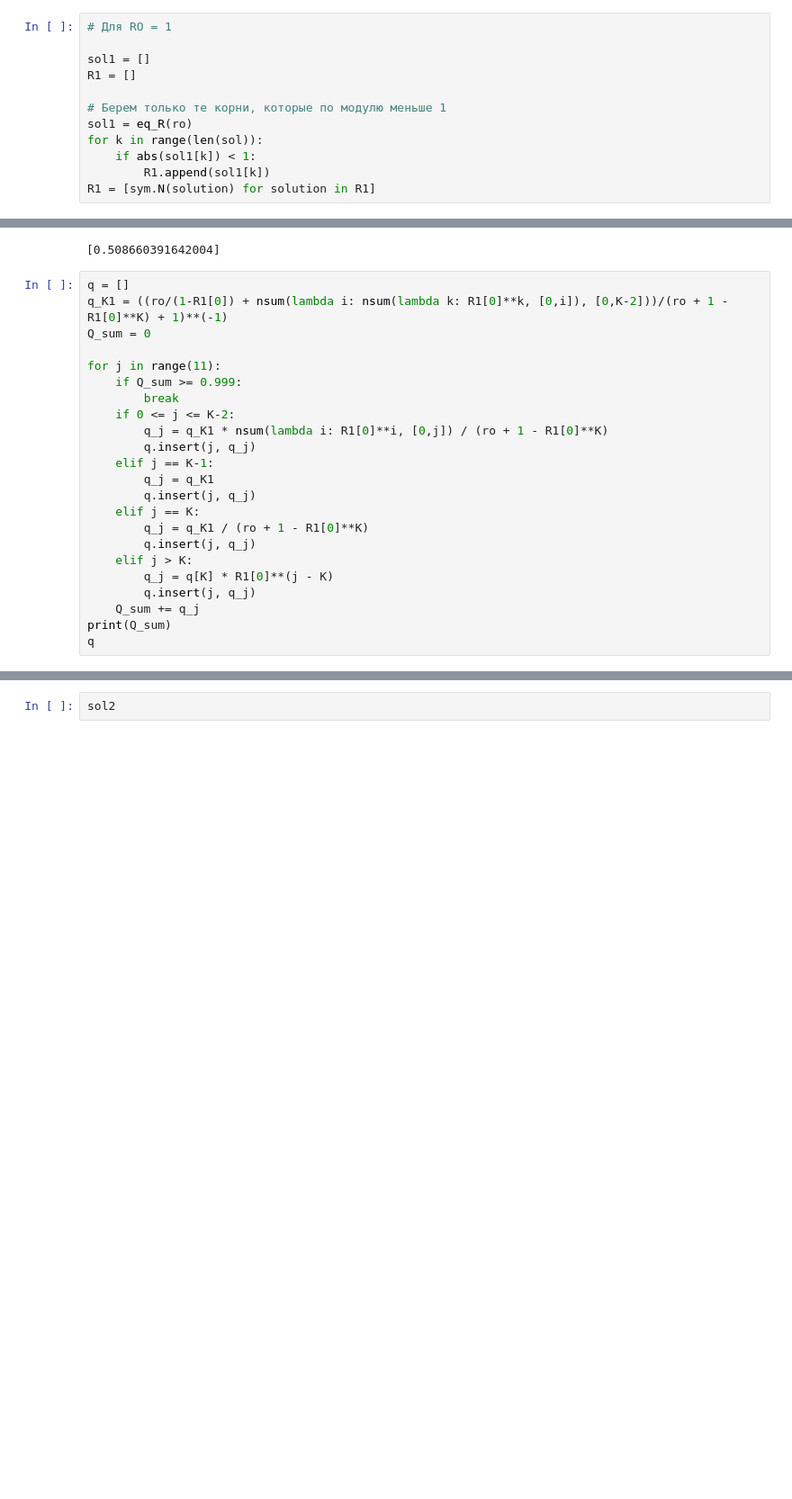
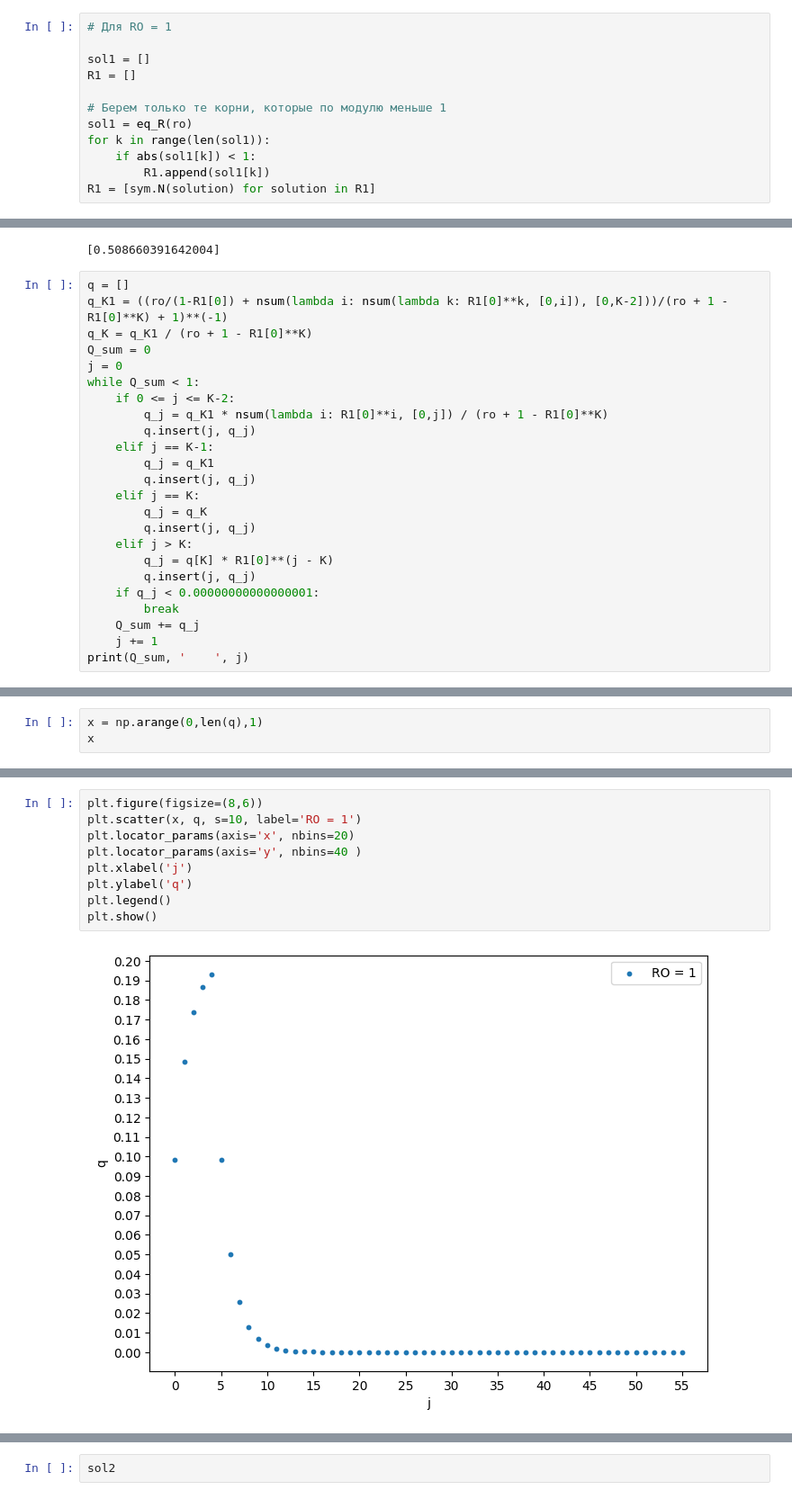
Before and after one commit to UlyaMorozova/kenkyuu, a Jupyter notebook: taihen-Copy2.ipynb, the cells around one changed output, grey strips where cells are left out. Shown: that part at 90% size. Drawn from its saved outputs; the diff is of its cells as text; blank space fills up the shorter version.

```diff
--- a/taihen-Copy2.ipynb
+++ b/taihen-Copy2.ipynb
@@ -24,7 +24,7 @@ R1 = []
 
 # Берем только те корни, которые по модулю меньше 1
 sol1 = eq_R(ro)
-for k in range(len(sol)):
+for k in range(len(sol1)):
     if abs(sol1[k]) < 1:
         R1.append(sol1[k])
 R1 = [sym.N(solution) for solution in R1]
@@ -35,11 +35,10 @@ R1
 # %%
 q = []
 q_K1 = ((ro/(1-R1[0]) + nsum(lambda i: nsum(lambda k: R1[0]**k, [0,i]), [0,K-2]))/(ro + 1 - R1[0]**K) + 1)**(-1)
+q_K = q_K1 / (ro + 1 - R1[0]**K)
 Q_sum = 0
-
-for j in range(11):
-    if Q_sum >= 0.999:
-        break
+j = 0
+while Q_sum < 1:
     if 0 <= j <= K-2:
         q_j = q_K1 * nsum(lambda i: R1[0]**i, [0,j]) / (ro + 1 - R1[0]**K)
         q.insert(j, q_j)
@@ -47,12 +46,14 @@ for j in range(11):
         q_j = q_K1
         q.insert(j, q_j)
     elif j == K:
-        q_j = q_K1 / (ro + 1 - R1[0]**K)
+        q_j = q_K
         q.insert(j, q_j)
     elif j > K:
         q_j = q[K] * R1[0]**(j - K)
         q.insert(j, q_j)
+    if q_j < 0.00000000000000001:
+        break
     Q_sum += q_j
-print(Q_sum)
-q
+    j += 1
+print(Q_sum, '    ', j)
 # %% [output]
@@ -70,0 +83,3 @@ q
+# %%
+x = np.arange(0,len(q),1)
+x
@@ -71 +91,12 @@ q
+# %%
+plt.figure(figsize=(8,6))
+plt.scatter(x, q, s=10, label='RO = 1')
+plt.locator_params(axis='x', nbins=20)
+plt.locator_params(axis='y', nbins=40 )
+plt.xlabel('j')
+plt.ylabel('q')
+plt.legend()
+plt.show()
+# %% [output]
+[figure, added]
 # %%
```
Also changed, not shown: parts of 6 cells of this notebook.
